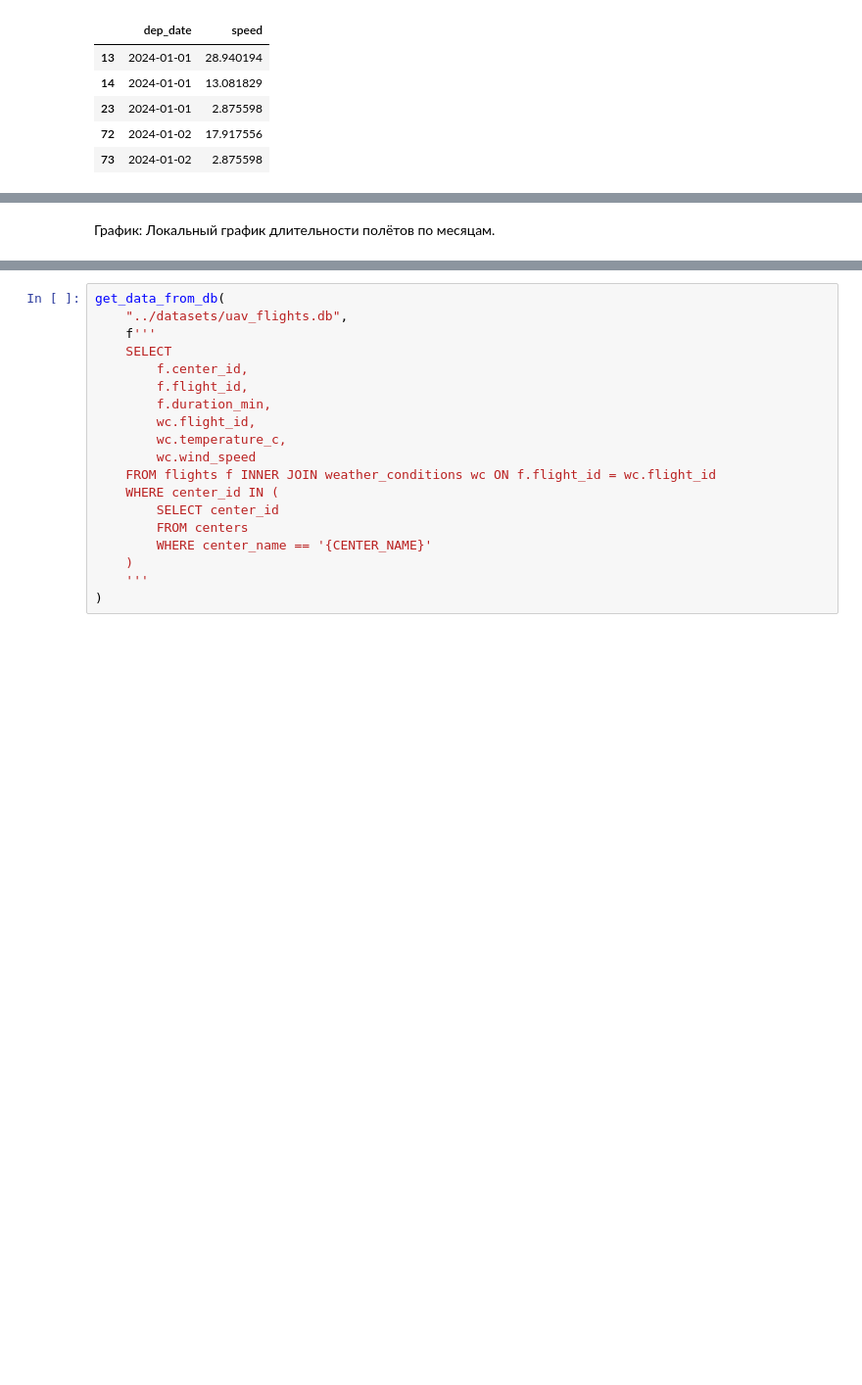
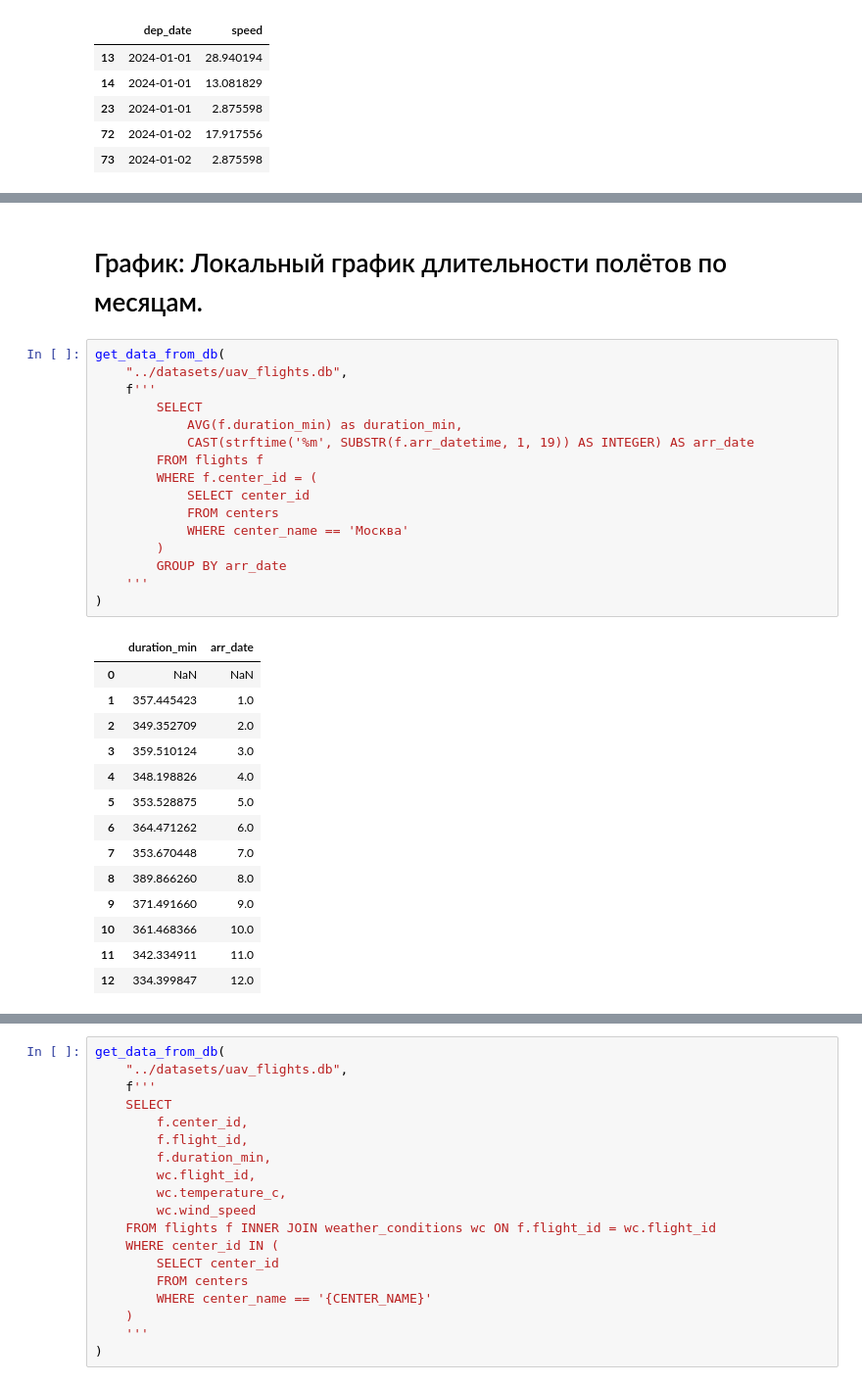
Before and after one commit to ashakaps/DRONES-HACK, a Jupyter notebook: python/graph.ipynb, the cells around one changed output, grey strips where cells are left out. Shown at 98% size. Cells and saved outputs as stored; diff of their text form; blank space fills up the shorter version.

```diff
--- a/python/graph.ipynb
+++ b/python/graph.ipynb
@@ -118,5 +237,36 @@ Passing `palette` without assigning `hue` is deprecated and will be removed in v
 # %% [markdown]
-График: Локальный график длительности полётов по месяцам.
+# График: Локальный график длительности полётов по месяцам.
+# %%
+get_data_from_db(
+    "../datasets/uav_flights.db",
+    f'''
+        SELECT
+            AVG(f.duration_min) as duration_min,
+            CAST(strftime('%m', SUBSTR(f.arr_datetime, 1, 19)) AS INTEGER) AS arr_date
+        FROM flights f
+        WHERE f.center_id = (
+            SELECT center_id
+            FROM centers
+            WHERE center_name == 'Москва'
+        )
+        GROUP BY arr_date
+    '''
+)
+# %% [output]
+|  | duration_min | arr_date |
+| 0 | NaN | NaN |
+| 1 | 357.445423 | 1.0 |
+| 2 | 349.352709 | 2.0 |
+| 3 | 359.510124 | 3.0 |
+| 4 | 348.198826 | 4.0 |
+| 5 | 353.528875 | 5.0 |
+| 6 | 364.471262 | 6.0 |
+| 7 | 353.670448 | 7.0 |
+| 8 | 389.866260 | 8.0 |
+| 9 | 371.491660 | 9.0 |
+| 10 | 361.468366 | 10.0 |
+| 11 | 342.334911 | 11.0 |
+| 12 | 334.399847 | 12.0 |
 # %%
 # Тестовый ввод
 CENTER_NAME = "Москва"
```
Also changed, not shown: parts of 24 cells of this notebook.
